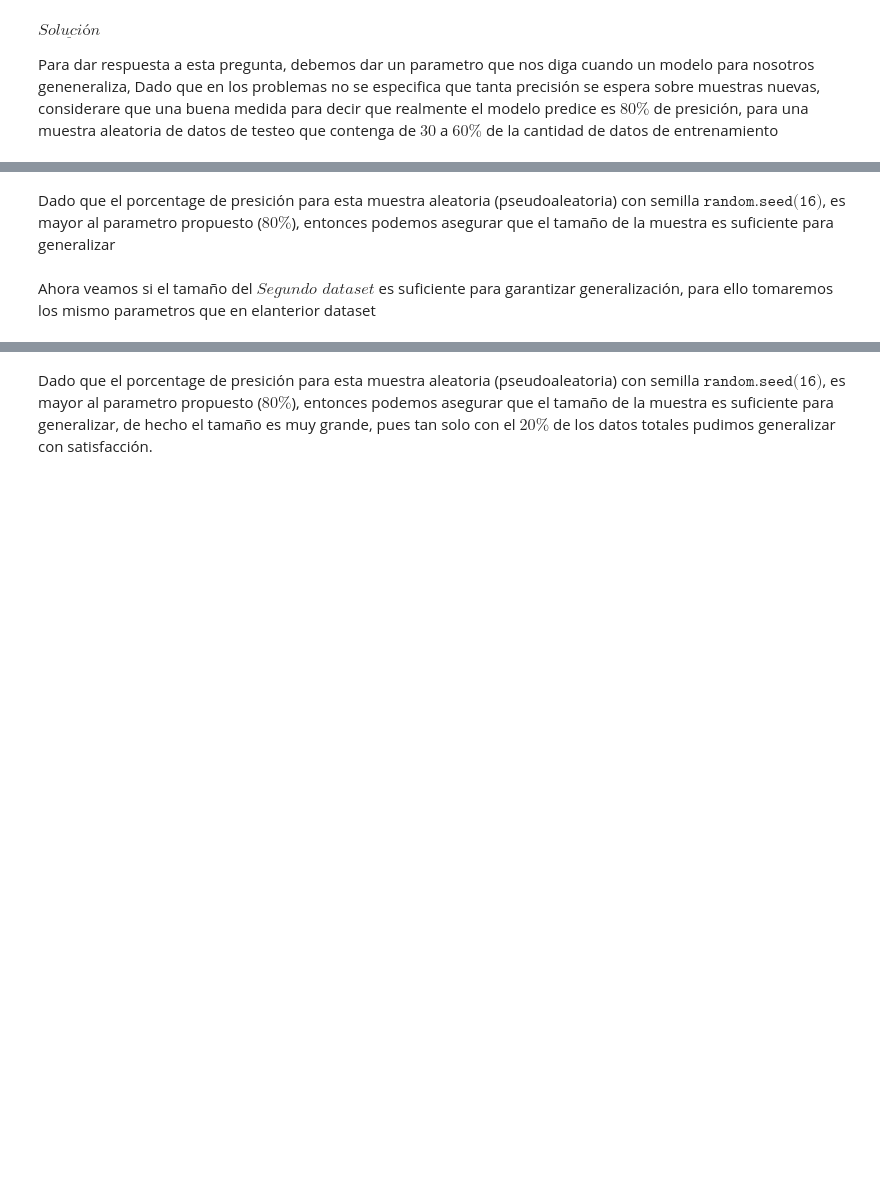
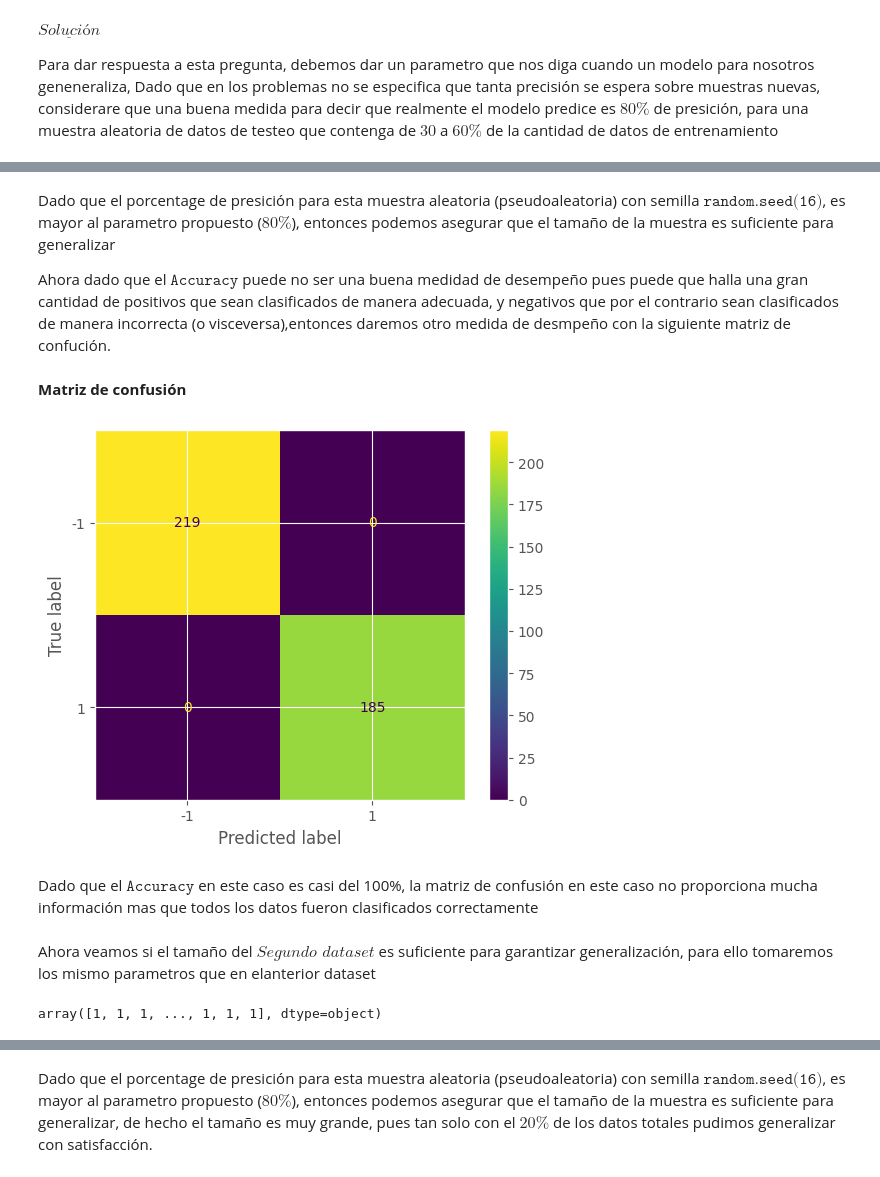
Before and after one commit to brromeroc/Tareas-Ml, a Jupyter notebook: Tarea_1,_ML.ipynb, the cells around one changed output, grey strips where cells are left out. Drawn from its saved outputs; the diff is of its cells as text; code cells hidden in the pictures; blank space fills up the shorter version.

```diff
--- a/Tarea_1,_ML.ipynb
+++ b/Tarea_1,_ML.ipynb
@@ -697,5 +771,35 @@ w, b: [array([[-1.05417634, -0.68481756, -0.76910659, -0.01210507]]), array([1.4
 # %% [markdown]
 Dado que el porcentage de presición para esta muestra aleatoria (pseudoaleatoria) con semilla $\texttt{random.seed(16)} $, es mayor al parametro propuesto ($80\%$), entonces podemos asegurar que el tamaño de la muestra es suficiente para generalizar
+
+Ahora dado que el $\texttt{Accuracy}$ puede no ser una buena medidad de desempeño pues puede que halla una gran cantidad de positivos que sean clasificados de manera adecuada, y negativos que por el contrario sean clasificados de manera incorrecta (o visceversa),entonces daremos otro medida de desmpeño con la siguiente matriz de confución.
+# %% [markdown]
+**Matriz de confusión**
+# %%
+
+
+import matplotlib.pyplot as plt
+from sklearn.datasets import make_classification
+from sklearn.metrics import confusion_matrix, ConfusionMatrixDisplay
+from sklearn.model_selection import train_test_split
+from sklearn.svm import SVC
+
+clf = SVC(random_state=0)
+clf.fit(Xtrain, Ytrain)
+SVC(random_state=0)
+predictions = clf.predict(Xtest)
+cm = confusion_matrix(Ytest, predictions, labels=clf.classes_)
+disp = ConfusionMatrixDisplay(confusion_matrix=cm,
+                             display_labels=clf.classes_)
+disp.plot()
+plt.show()
+# %% [output]
+[figure, added]
+# %% [markdown]
+Dado que el $\texttt{Accuracy}$ en este caso es casi del 100%, la matriz de confusión en este caso no proporciona mucha información mas que todos los datos fueron clasificados correctamente
 # %% [markdown]
 Ahora veamos si el tamaño del $\textit{Segundo dataset}$ es suficiente para garantizar generalización, para ello tomaremos los mismo parametros que en elanterior dataset
+# %%
+data2array[:,6]
+# %% [output]
+array([1, 1, 1, ..., 1, 1, 1], dtype=object)
 # %%
```
Also changed, not shown: parts of 49 cells of this notebook.
